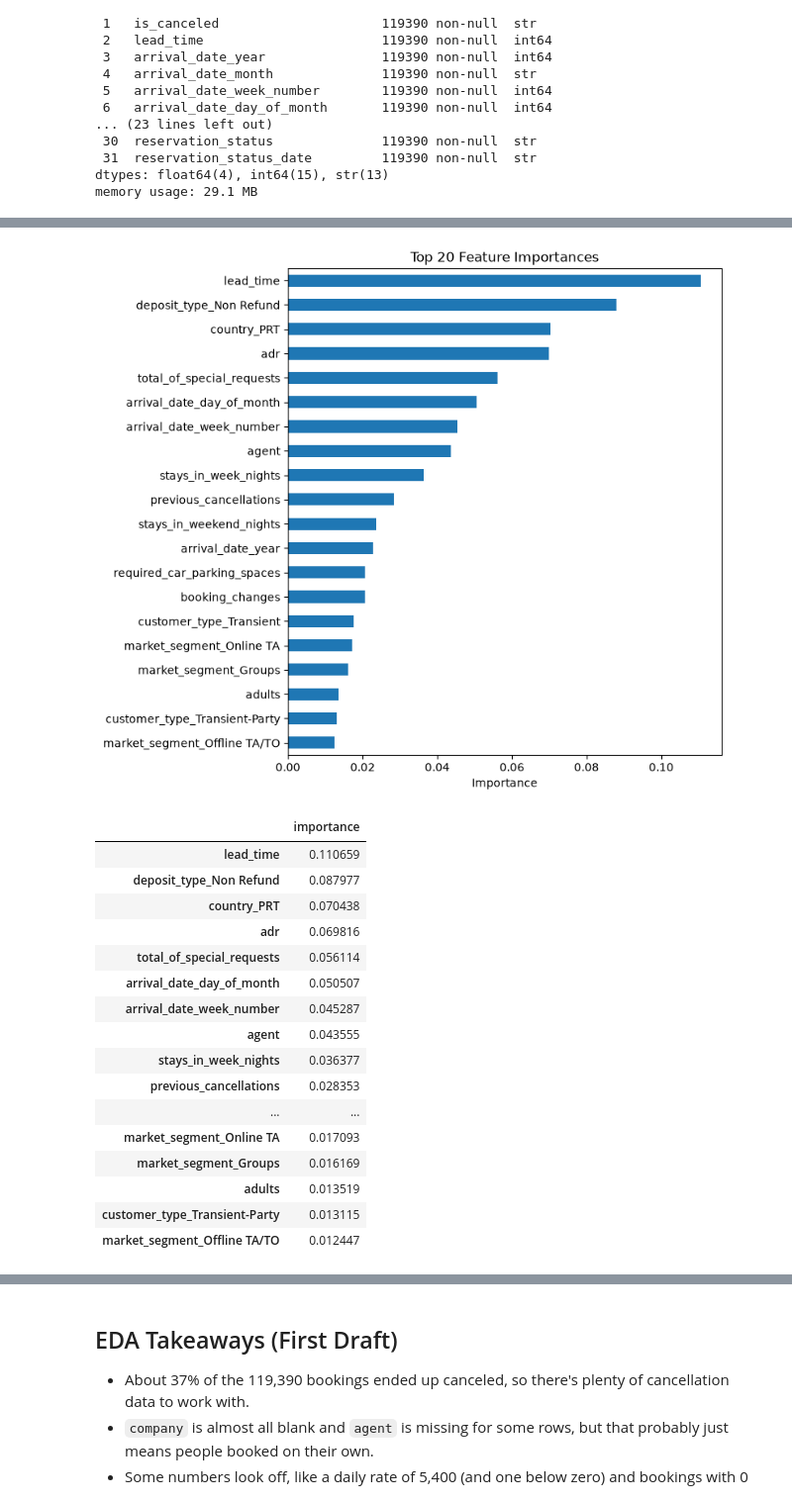
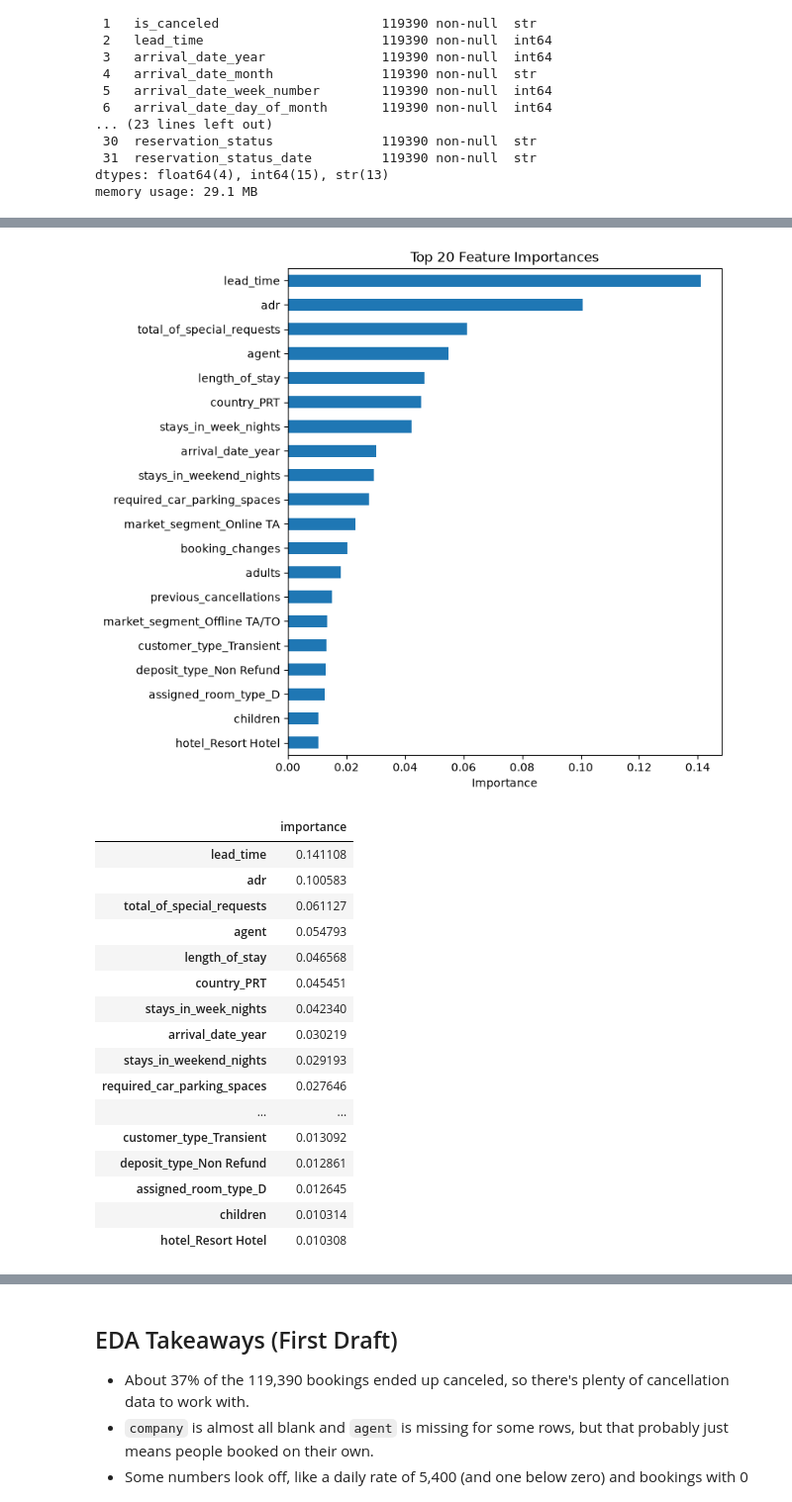
Before and after one commit to sascott9655/ADS-505-Hotel_Bookings_Project, a Jupyter notebook: Hotel_EDA.ipynb, the cells around one changed output, grey strips where cells are left out. Shown at 99% size. Drawn from its saved outputs; the diff is of its cells as text; code cells hidden in the pictures.

Commit message:
Update EDA: duplicates, length of stay, children merge, lead time chart
Co-Authored-By: Claude Opus 5.5 <noreply@anthropic.com>

```diff
--- a/Hotel_EDA.ipynb
+++ b/Hotel_EDA.ipynb
@@ -44,3 +56,6 @@ memory usage: 29.1 MB
+# %%
+# Drop the duplicvate rows
+df = df.drop_duplicates()
 # %%
 df.describe()
 # %% [output]
@@ -60,0 +76,5 @@ Shape:  (119390, 32)
+# %%
+# Drop columns
+
+df = df.drop(columns=['arrival_date_week_number', 'arrival_date_day_of_month'])
+df.head()
@@ -60,0 +128,5 @@ Shape:  (119390, 32)
+# %%
+# Add together weekend and week night stays to get 'length of stay'
+
+df['length_of_stay'] = df['stays_in_weekend_nights'] + df['stays_in_week_nights']
+df[['stays_in_weekend_nights', 'stays_in_week_nights', 'length_of_stay']].head(30)
@@ -60,0 +151,9 @@ Shape:  (119390, 32)
+# %%
+# Merge babies and children
+
+
+df['children'] = df['children'].fillna(0) + df['babies']
+df['children'] = df['children'].astype('int')
+
+df = df.drop(columns=['babies'])
+df.head()
@@ -103,40 +210,40 @@ plt.show()
 # %%
 from sklearn.ensemble import RandomForestClassifier
 from sklearn.model_selection import train_test_split
 
 X = df.drop(columns=['is_canceled', 'reservation_status', 'reservation_status_date'])
-X = X.fillna({'children': 0, 'agent': 0, 'company': 0, 'country': 'Unknown'})
+X = X.fillna({'agent': 0, 'company': 0, 'country': 'Unknown'})
 X = pd.get_dummies(X, drop_first=True)
 y = (df['is_canceled'] == 'yes').astype(int)
 
 X_train, X_valid, y_train, y_valid = train_test_split(X, y, test_size=0.3, random_state=1)
 
 rf = RandomForestClassifier(n_estimators=200, random_state=1, n_jobs=-1)
 rf.fit(X_train, y_train)
 
 importances = pd.Series(rf.feature_importances_, index=X.columns).sort_values(ascending=False)
 importances.head(20).sort_values().plot(kind='barh', figsize=(8, 7), title='Top 20 Feature Importances')
 plt.xlabel('Importance')
 plt.tight_layout()
 plt.show()
 
 importances.head(20).to_frame('importance')
 # %% [output]
-[figure, old version]
+[figure, new version]
 |  | importance |
-| lead_time | 0.110659 |
-| deposit_type_Non Refund | 0.087977 |
-| country_PRT | 0.070438 |
-| adr | 0.069816 |
-| total_of_special_requests | 0.056114 |
-| arrival_date_day_of_month | 0.050507 |
-| arrival_date_week_number | 0.045287 |
-| agent | 0.043555 |
-| stays_in_week_nights | 0.036377 |
-| previous_cancellations | 0.028353 |
+| lead_time | 0.141108 |
+| adr | 0.100583 |
+| total_of_special_requests | 0.061127 |
+| agent | 0.054793 |
+| length_of_stay | 0.046568 |
+| country_PRT | 0.045451 |
+| stays_in_week_nights | 0.042340 |
+| arrival_date_year | 0.030219 |
+| stays_in_weekend_nights | 0.029193 |
+| required_car_parking_spaces | 0.027646 |
 | ... | ... |
-| market_segment_Online TA | 0.017093 |
-| market_segment_Groups | 0.016169 |
-| adults | 0.013519 |
-| customer_type_Transient-Party | 0.013115 |
-| market_segment_Offline TA/TO | 0.012447 |
+| customer_type_Transient | 0.013092 |
+| deposit_type_Non Refund | 0.012861 |
+| assigned_room_type_D | 0.012645 |
+| children | 0.010314 |
+| hotel_Resort Hotel | 0.010308 |
```
Also changed, not shown: parts of 15 cells of this notebook.
